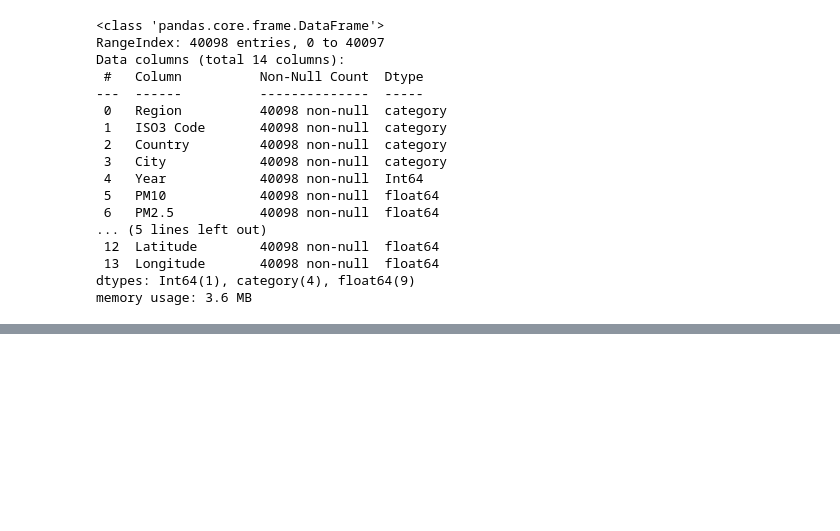
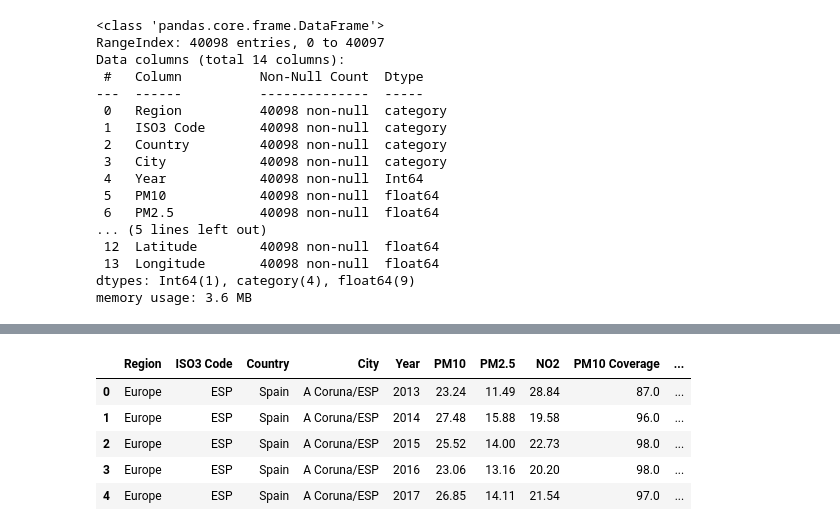
Before and after one commit to Tanish64-lab/air-pollution-analysis, a Jupyter notebook: air_pollution_analysis.ipynb, the cells around one changed output, grey strips where cells are left out. Drawn from its saved outputs; the diff is of its cells as text; code cells hidden in the pictures; blank space fills up the shorter version.

```diff
--- a/air_pollution_analysis.ipynb
+++ b/air_pollution_analysis.ipynb
@@ -239,0 +283,20 @@ memory usage: 3.6 MB
+# %%
+print("\nRegion-wise Average Pollution:\n")
+print(df.groupby('Region')[['PM2.5','PM10','NO2']].mean().sort_values(by='PM2.5', ascending=False))
+
+print("\nPollutant Summary:\n")
+print(df[['PM2.5', 'PM10', 'NO2']].describe())
+
+print("\nYear-wise Average Pollution:\n")
+print(df.groupby('Year')[['PM2.5','PM10','NO2']].mean())
+
+print("\nCorrelation Matrix:\n")
+print(df[['PM2.5','PM10','NO2']].corr())
+
+print("\nQuartiles:\n")
+print(df[['PM2.5','PM10','NO2']].quantile([0.25,0.5,0.75]))
+
+print("\nCategory Counts:\n")
+print(df['Category'].value_counts())
+
+df['Category'] = df['PM2.5'].apply(category)
@@ -239,0 +322,9 @@ memory usage: 3.6 MB
+# %%
+df.head()
+# %% [output]
+|  | Region | ISO3 Code | Country | City | Year | PM10 | PM2.5 | NO2 | PM10 Coverage | ... |
+| 0 | Europe | ESP | Spain | A Coruna/ESP | 2013 | 23.24 | 11.49 | 28.84 | 87.0 | ... |
+| 1 | Europe | ESP | Spain | A Coruna/ESP | 2014 | 27.48 | 15.88 | 19.58 | 96.0 | ... |
+| 2 | Europe | ESP | Spain | A Coruna/ESP | 2015 | 25.52 | 14.00 | 22.73 | 98.0 | ... |
+| 3 | Europe | ESP | Spain | A Coruna/ESP | 2016 | 23.06 | 13.16 | 20.20 | 98.0 | ... |
+| 4 | Europe | ESP | Spain | A Coruna/ESP | 2017 | 26.85 | 14.11 | 21.54 | 97.0 | ... |
```
Also changed, not shown: parts of 3 cells of this notebook.
